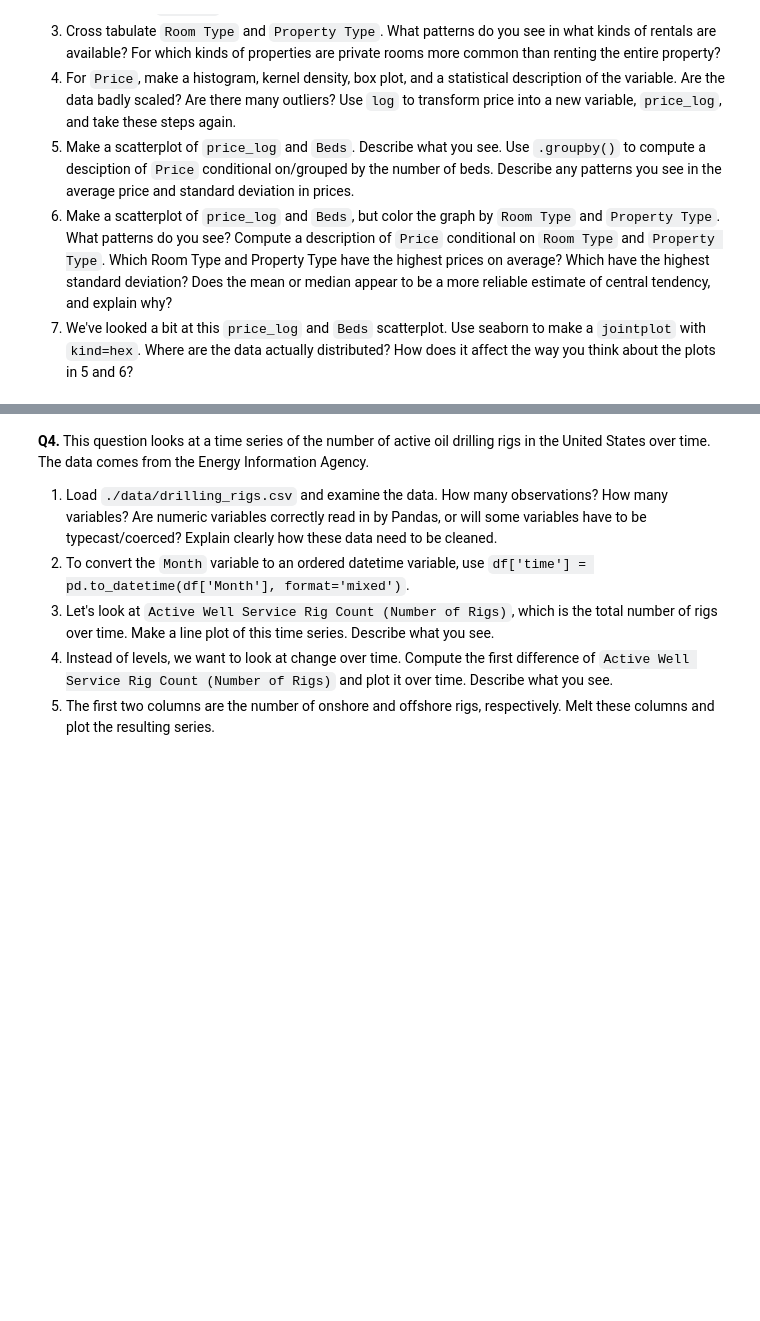
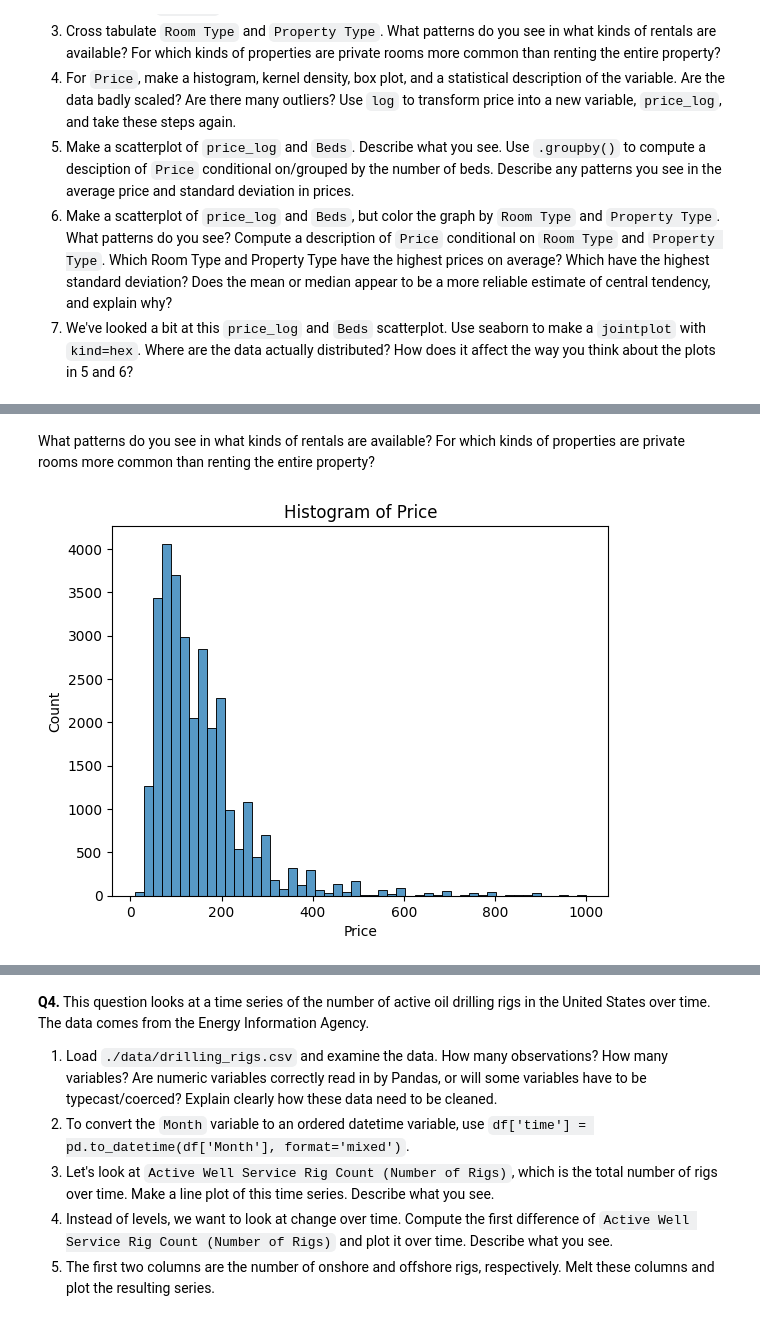
Before and after one commit to kpunsalan8/DS-3001-EDA-KP, a Jupyter notebook: assignment/assignment.ipynb, the cells around one changed output, grey strips where cells are left out. Cells and saved outputs as stored; diff of their text form; code cells hidden in the pictures; blank space fills up the shorter version.

```diff
--- a/assignment/assignment.ipynb
+++ b/assignment/assignment.ipynb
@@ -226,3 +226,8 @@ dtype: int64
   5. Make a scatterplot of `price_log` and `Beds`. Describe what you see. Use `.groupby()` to compute a desciption of `Price` conditional on/grouped by the number of beds. Describe any patterns you see in the average price and standard deviation in prices.
   6. Make a scatterplot of `price_log` and `Beds`, but color the graph by `Room Type` and `Property Type`. What patterns do you see? Compute a description of `Price` conditional on `Room Type` and `Property Type`. Which Room Type and Property Type have the highest prices on average? Which have the highest standard deviation? Does the mean or median appear to be a more reliable estimate of central tendency, and explain why?
   7. We've looked a bit at this `price_log` and `Beds` scatterplot. Use seaborn to make a `jointplot` with `kind=hex`. Where are the data actually distributed? How does it affect the way you think about the plots in 5 and 6?
+# %%
+# load in data
+link = 'https://raw.githubusercontent.com/kpunsalan8/DS-3001-EDA-KP/refs/heads/main/assignment/data/airbnb_hw.csv'
+
+df = pd.read_csv(link,low_memory=False)
@@ -228,0 +267,13 @@ dtype: int64
+# %% [markdown]
+What patterns do you see in what kinds of rentals are available? For which kinds of properties are private rooms more common than renting the entire property?
+# %%
+# coerce price to numeric
+var = 'Price'
+df[var] = pd.to_numeric(df[var], errors='coerce')
+# %%
+# Price histogram
+sns.histplot(df['Price'], bins=50)
+plt.title('Histogram of Price')
+plt.show()
+# %% [output]
+[figure, added]
```
Also changed, not shown: parts of 35 cells of this notebook.
